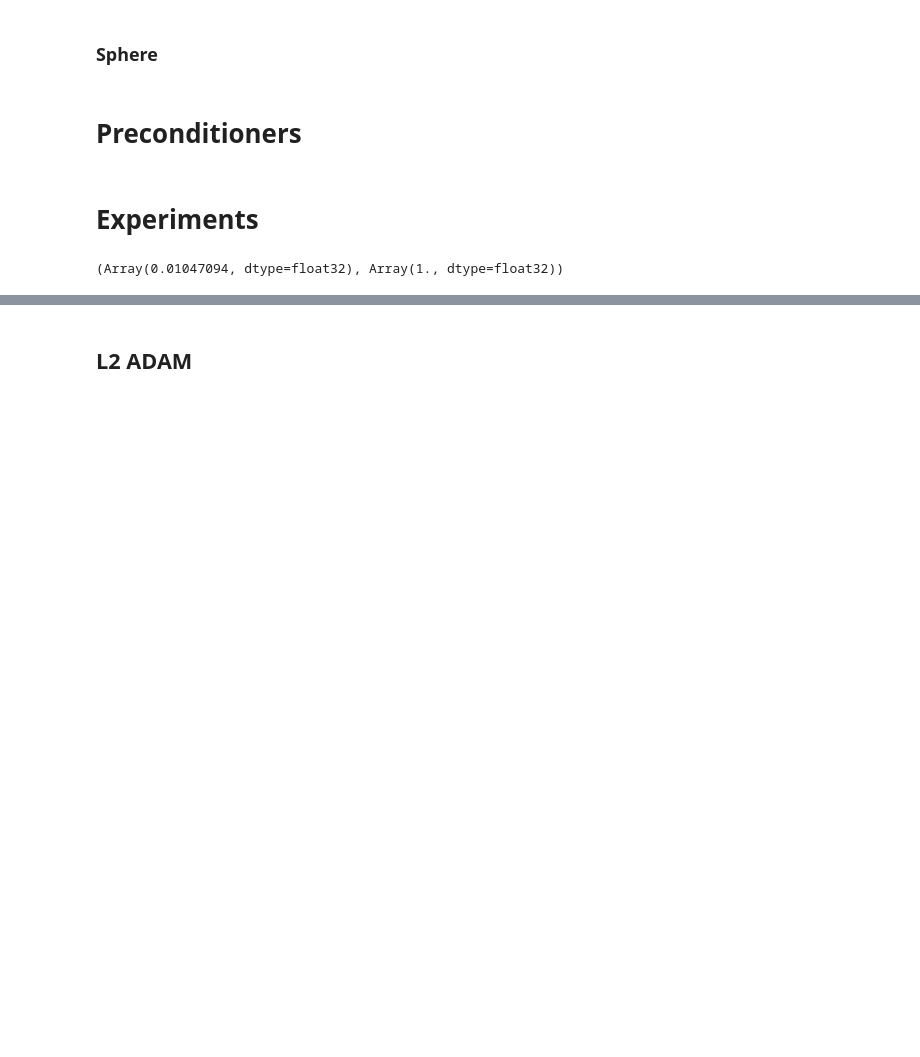
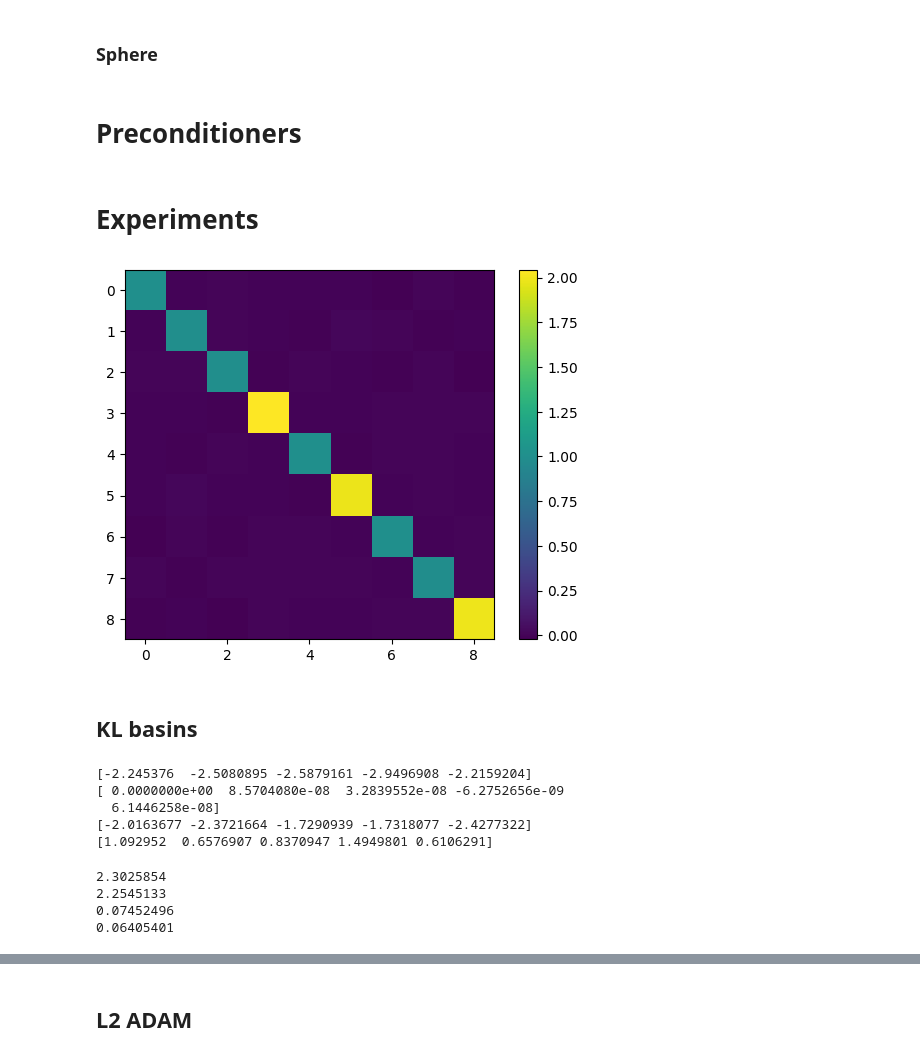
Before and after one commit to EleutherAI/basin-volume, a Jupyter notebook: basin_precondition.ipynb, the cells around one changed output, grey strips where cells are left out. Cells and saved outputs as stored; diff of their text form; code cells hidden in the pictures; blank space fills up the shorter version.

Commit message:
KL basin

```diff
--- a/basin_precondition.ipynb
+++ b/basin_precondition.ipynb
@@ -659,3 +671,35 @@ def flat_diag_preconditioner(spec, eps=1e-3, exponent=0.5):
     return P_scale
 # %% [markdown]
 # Experiments
+# %%
+lower33 = jnp.array([0, 3, 4, 6, 7, 8])
+
+x = jax.random.normal(jax.random.key(cfg.seed), (100_000, 3))
+z = jnp.concatenate([x, jnp.tril(jnp.einsum('ij,ik->ijk', x, x)).reshape(-1, 9)[:, lower33]], axis=1)
+
+mom2 = jnp.mean(jnp.einsum('ij,ik->ijk', z, z), axis=0)
+mom1 = jnp.mean(z, axis=0)
+plt.imshow(mom2 - jnp.outer(mom1, mom1))
+plt.colorbar()
+plt.show()
+# %% [output]
+[figure, added]
+# %% [markdown]
+## KL basins
+# %%
+fake_logits = jax.random.normal(jax.random.key(cfg.seed), (5, 10))
+fake_logits_2 = jax.random.normal(jax.random.key(cfg.seed + 1), (5, 10))
+fake_probs = jax.nn.softmax(fake_logits)
+fake_logprobs = jax.nn.log_softmax(fake_logits)
+fake_probs_2 = jax.nn.softmax(fake_logits_2)
+fake_logprobs_2 = jax.nn.log_softmax(fake_logits_2)
+print(optax.kl_divergence(fake_logits, fake_probs))
+print(optax.kl_divergence(fake_logprobs, fake_probs))
+print(optax.kl_divergence(fake_logits_2, fake_probs))
+print(optax.kl_divergence(fake_logprobs_2, fake_probs))
+# %% [output]
+[-2.245376  -2.5080895 -2.5879161 -2.9496908 -2.2159204]
+[ 0.0000000e+00  8.5704080e-08  3.2839552e-08 -6.2752656e-09
+  6.1446258e-08]
+[-2.0163677 -2.3721664 -1.7290939 -1.7318077 -2.4277322]
+[1.092952  0.6576907 0.8370947 1.4949801 0.6106291]
@@ -662,4 +721,17 @@ def flat_diag_preconditioner(spec, eps=1e-3, exponent=0.5):
 # %%
-compute_loss({'p': final_params.raveled}, apply_fn, X_train, Y_train, l2_reg=0)
+kl_fn = make_kl_fn_params(final_params.raveled, apply_fn, X_train)
-# %% [output]
-(Array(0.01047094, dtype=float32), Array(1., dtype=float32))
+# %%
+one_hot = jax.nn.one_hot(Y_train, 10)
+
+kl_fn_gt = make_kl_fn(one_hot, apply_fn, X_train)
+
+zeros = jnp.zeros(final_params.raveled.shape)
+print(kl_fn_gt(zeros, zeros))
+print(kl_fn(zeros, zeros))
+print(kl_fn_gt(final_params.raveled, zeros))
+print(kl_fn(final_params.raveled, zeros))
+# %% [output]
+2.3025854
+2.2545133
+0.07452496
+0.06405401
```
Also changed, not shown: parts of 39 cells of this notebook.
